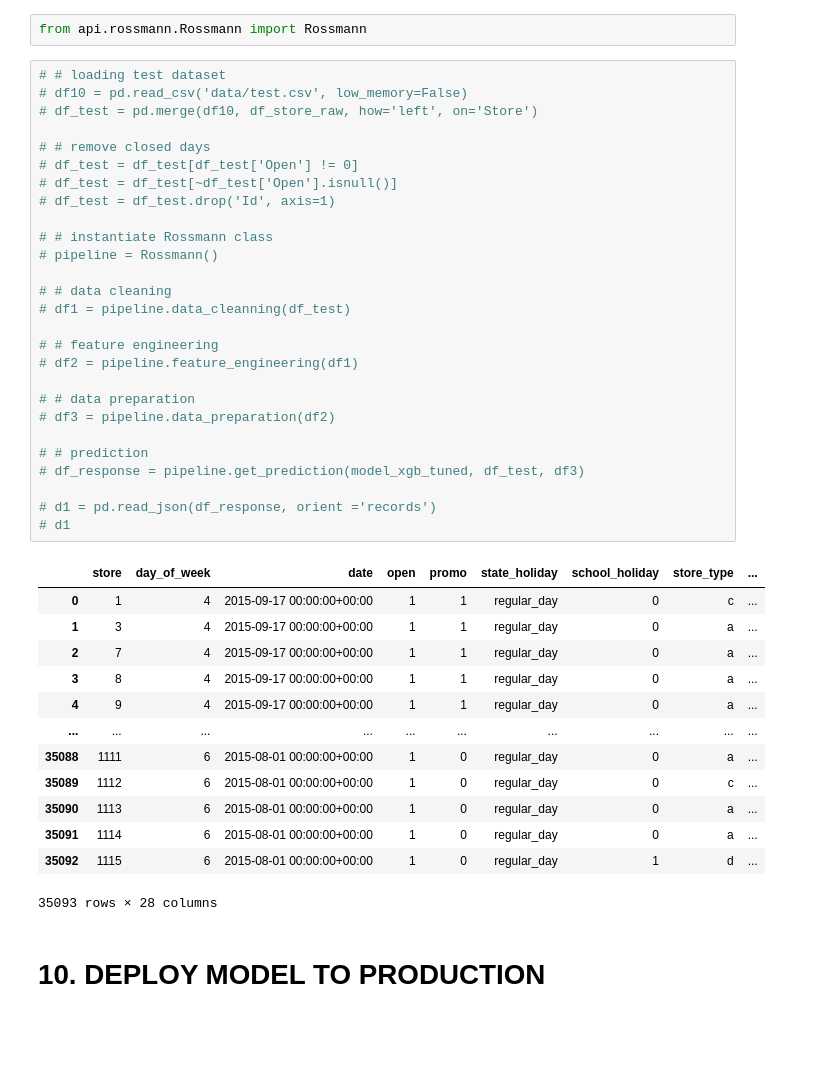
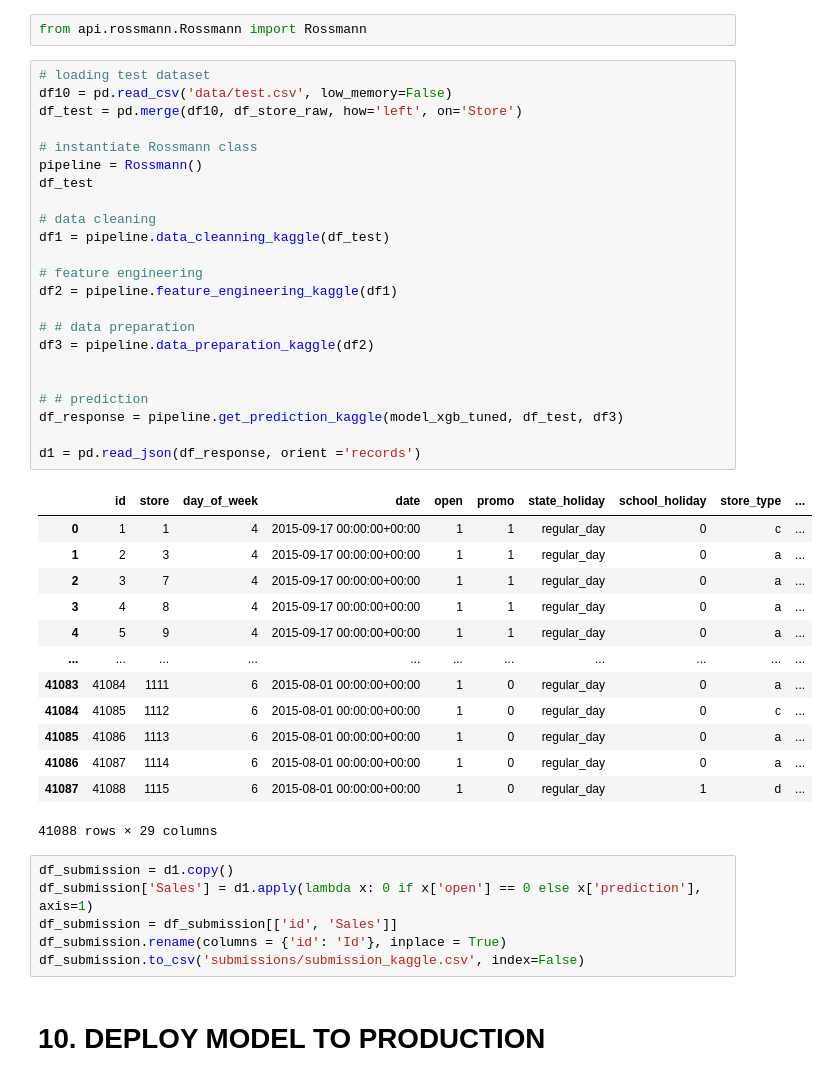
Before and after one commit to gdelimacarvalho/rossmann_store_sales_project, a Jupyter notebook: rossmann_store_sales_project.ipynb, the cells around one changed output. Drawn from its saved outputs; the diff is of its cells as text; blank space fills up the shorter version.

Commit message:
final model

```diff
--- a/rossmann_store_sales_project.ipynb
+++ b/rossmann_store_sales_project.ipynb
@@ -1256,46 +1258,48 @@ sns.scatterplot(df9['predictions'], df9['error']);
 # %%
 from api.rossmann.Rossmann import Rossmann
 # %%
-# # loading test dataset
-# df10 = pd.read_csv('data/test.csv', low_memory=False)
-# df_test = pd.merge(df10, df_store_raw, how='left', on='Store')
+# loading test dataset
+df10 = pd.read_csv('data/test.csv', low_memory=False)
+df_test = pd.merge(df10, df_store_raw, how='left', on='Store')
 
-# # remove closed days
-# df_test = df_test[df_test['Open'] != 0]
-# df_test = df_test[~df_test['Open'].isnull()]
-# df_test = df_test.drop('Id', axis=1)
+# instantiate Rossmann class
+pipeline = Rossmann()
+df_test
 
-# # instantiate Rossmann class
-# pipeline = Rossmann()
+# data cleaning
+df1 = pipeline.data_cleanning_kaggle(df_test)
 
-# # data cleaning
-# df1 = pipeline.data_cleanning(df_test)
-
-# # feature engineering
-# df2 = pipeline.feature_engineering(df1)
+# feature engineering
+df2 = pipeline.feature_engineering_kaggle(df1)
 
 # # data preparation
-# df3 = pipeline.data_preparation(df2)
+df3 = pipeline.data_preparation_kaggle(df2)
+
 
 # # prediction
-# df_response = pipeline.get_prediction(model_xgb_tuned, df_test, df3)
+df_response = pipeline.get_prediction_kaggle(model_xgb_tuned, df_test, df3)
 
-# d1 = pd.read_json(df_response, orient ='records')
-# d1
+d1 = pd.read_json(df_response, orient ='records')
 # %% [output]
-|  | store | day_of_week | date | open | promo | state_holiday | school_holiday | store_type | ... |
-| 0 | 1 | 4 | 2015-09-17 00:00:00+00:00 | 1 | 1 | regular_day | 0 | c | ... |
-| 1 | 3 | 4 | 2015-09-17 00:00:00+00:00 | 1 | 1 | regular_day | 0 | a | ... |
-| 2 | 7 | 4 | 2015-09-17 00:00:00+00:00 | 1 | 1 | regular_day | 0 | a | ... |
-| 3 | 8 | 4 | 2015-09-17 00:00:00+00:00 | 1 | 1 | regular_day | 0 | a | ... |
-| 4 | 9 | 4 | 2015-09-17 00:00:00+00:00 | 1 | 1 | regular_day | 0 | a | ... |
-| ... | ... | ... | ... | ... | ... | ... | ... | ... | ... |
-| 35088 | 1111 | 6 | 2015-08-01 00:00:00+00:00 | 1 | 0 | regular_day | 0 | a | ... |
-| 35089 | 1112 | 6 | 2015-08-01 00:00:00+00:00 | 1 | 0 | regular_day | 0 | c | ... |
-| 35090 | 1113 | 6 | 2015-08-01 00:00:00+00:00 | 1 | 0 | regular_day | 0 | a | ... |
-| 35091 | 1114 | 6 | 2015-08-01 00:00:00+00:00 | 1 | 0 | regular_day | 0 | a | ... |
-| 35092 | 1115 | 6 | 2015-08-01 00:00:00+00:00 | 1 | 0 | regular_day | 1 | d | ... |
+|  | id | store | day_of_week | date | open | promo | state_holiday | school_holiday | store_type | ... |
+| 0 | 1 | 1 | 4 | 2015-09-17 00:00:00+00:00 | 1 | 1 | regular_day | 0 | c | ... |
+| 1 | 2 | 3 | 4 | 2015-09-17 00:00:00+00:00 | 1 | 1 | regular_day | 0 | a | ... |
+| 2 | 3 | 7 | 4 | 2015-09-17 00:00:00+00:00 | 1 | 1 | regular_day | 0 | a | ... |
+| 3 | 4 | 8 | 4 | 2015-09-17 00:00:00+00:00 | 1 | 1 | regular_day | 0 | a | ... |
+| 4 | 5 | 9 | 4 | 2015-09-17 00:00:00+00:00 | 1 | 1 | regular_day | 0 | a | ... |
+| ... | ... | ... | ... | ... | ... | ... | ... | ... | ... | ... |
+| 41083 | 41084 | 1111 | 6 | 2015-08-01 00:00:00+00:00 | 1 | 0 | regular_day | 0 | a | ... |
+| 41084 | 41085 | 1112 | 6 | 2015-08-01 00:00:00+00:00 | 1 | 0 | regular_day | 0 | c | ... |
+| 41085 | 41086 | 1113 | 6 | 2015-08-01 00:00:00+00:00 | 1 | 0 | regular_day | 0 | a | ... |
+| 41086 | 41087 | 1114 | 6 | 2015-08-01 00:00:00+00:00 | 1 | 0 | regular_day | 0 | a | ... |
+| 41087 | 41088 | 1115 | 6 | 2015-08-01 00:00:00+00:00 | 1 | 0 | regular_day | 1 | d | ... |
-35093 rows × 28 columns
+41088 rows × 29 columns
+# %%
+df_submission = d1.copy()
+df_submission['Sales'] = d1.apply(lambda x: 0 if x['open'] == 0 else x['prediction'], axis=1)
+df_submission = df_submission[['id', 'Sales']]
+df_submission.rename(columns = {'id': 'Id'}, inplace = True)
+df_submission.to_csv('submissions/submission_kaggle.csv', index=False)
 # %% [markdown]
 # 10. DEPLOY MODEL TO PRODUCTION
 # %% [markdown]
```
Also changed, not shown: parts of 4 cells of this notebook, 13 other files.
